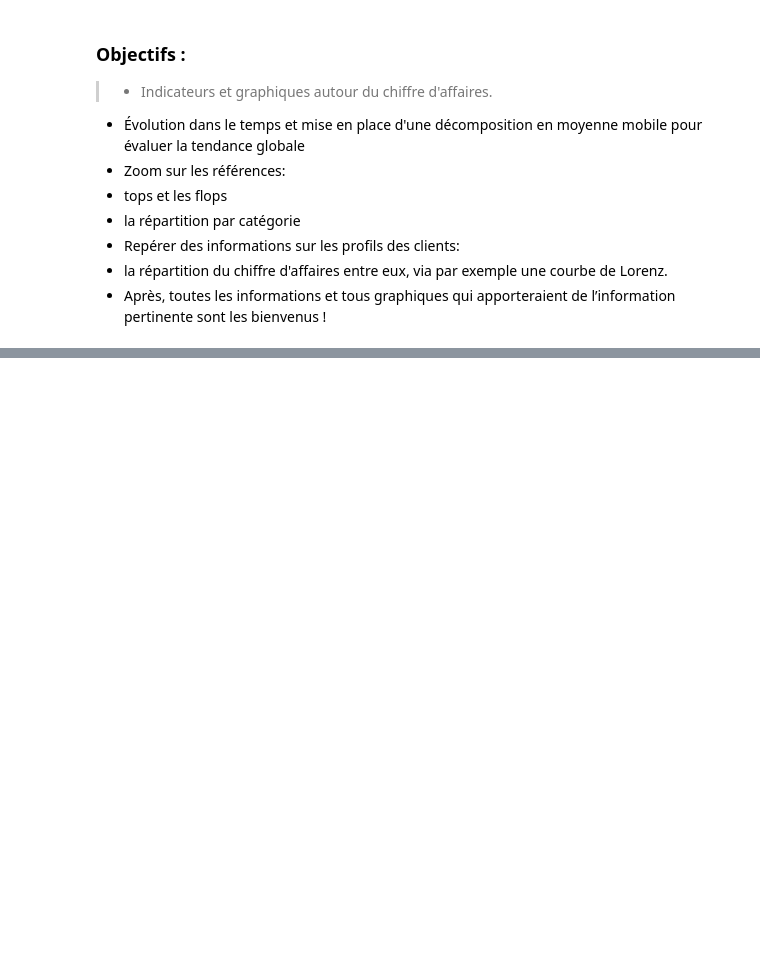
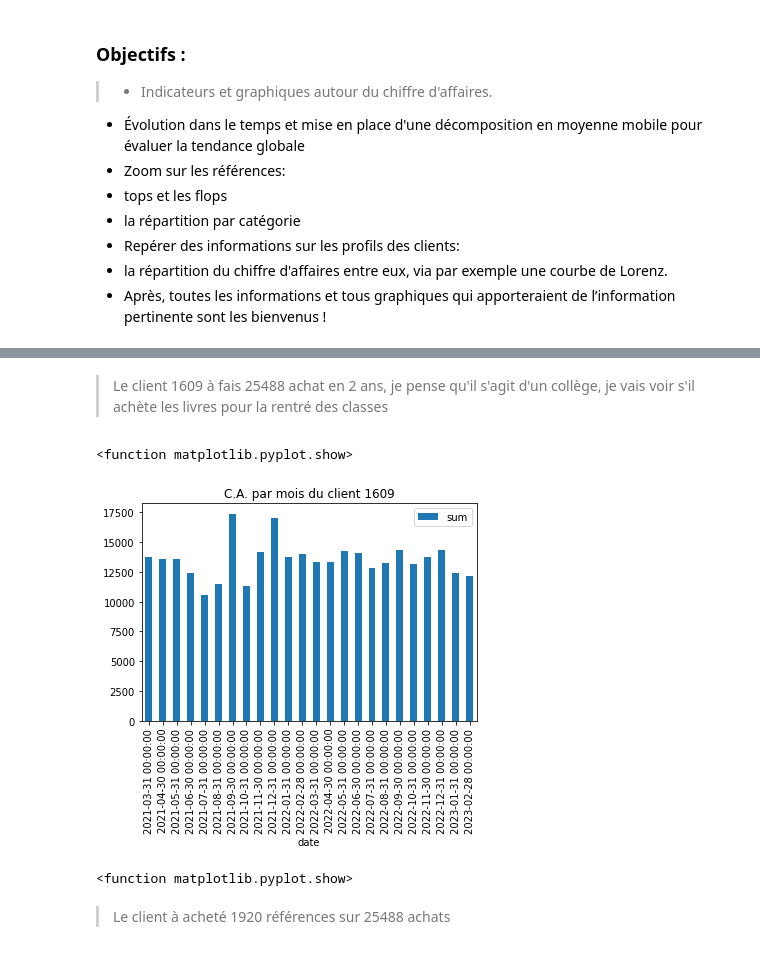
Before and after one commit to Valeeew/Analyze-bookstore-sales, a Jupyter notebook: Turnover_analyze.ipynb, the cells around one changed output, grey strips where cells are left out. Saved outputs shown, nothing was run; the diff lists cells and outputs as text; code cells hidden in the pictures; blank space fills up the shorter version.

```diff
--- a/Turnover_analyze.ipynb
+++ b/Turnover_analyze.ipynb
@@ -56,0 +165,3 @@ df
+# %%
+c1609 = cl.keep(df, "client_id", "c_1609")
+c1609.describe()
@@ -56,0 +178,10 @@ df
+# %% [markdown]
+> Le client 1609 à fais 25488 achat en 2 ans, je pense qu'il s'agit d'un collège, je vais voir s'il achète les livres pour la rentré des classes
+# %%
+c1609_m = c1609.price.resample('M').agg(["sum"])
+c1609_m.plot(kind="bar")
+plt.title("C.A. par mois du client 1609")
+plt.show
+# %% [output]
+<function matplotlib.pyplot.show>
+[figure, added]
@@ -56,0 +191,8 @@ df
+# %%
+plt.figure()
+plt.scatter(reference, reference_achete)
+plt.show
+# %% [output]
+<function matplotlib.pyplot.show>
+# %% [markdown]
+> Le client à acheté 1920 références sur 25488 achats
```
Also changed, not shown: parts of 14 cells of this notebook.
